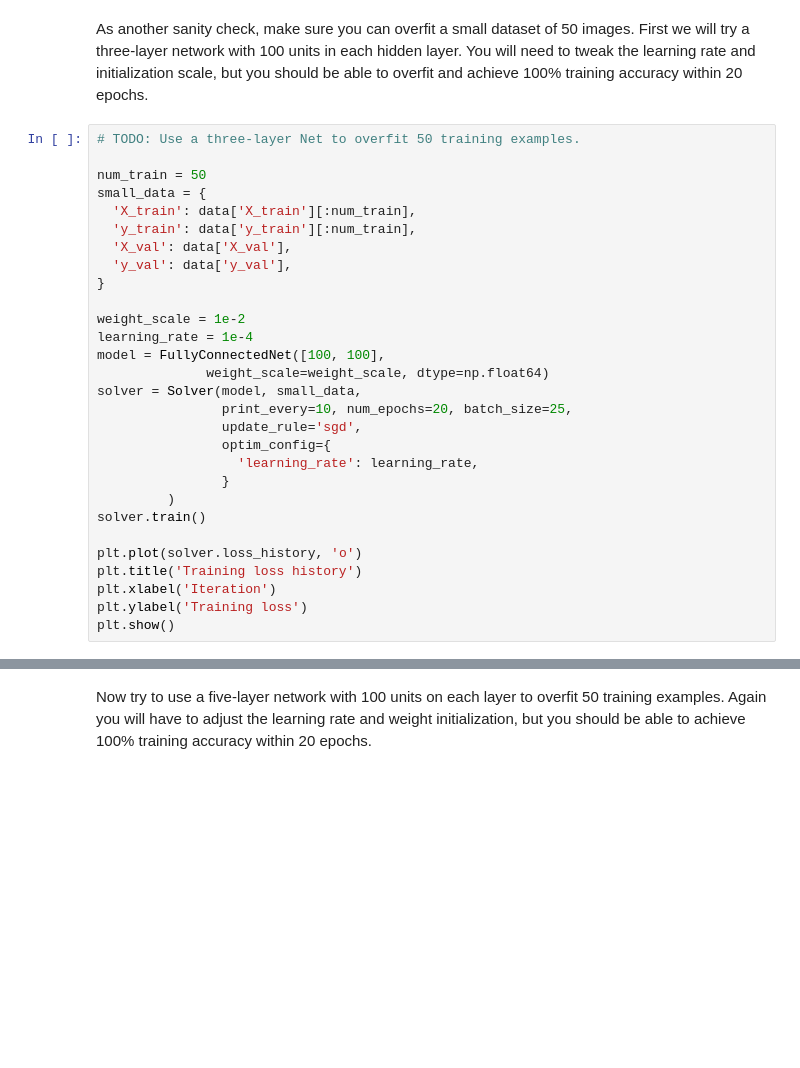
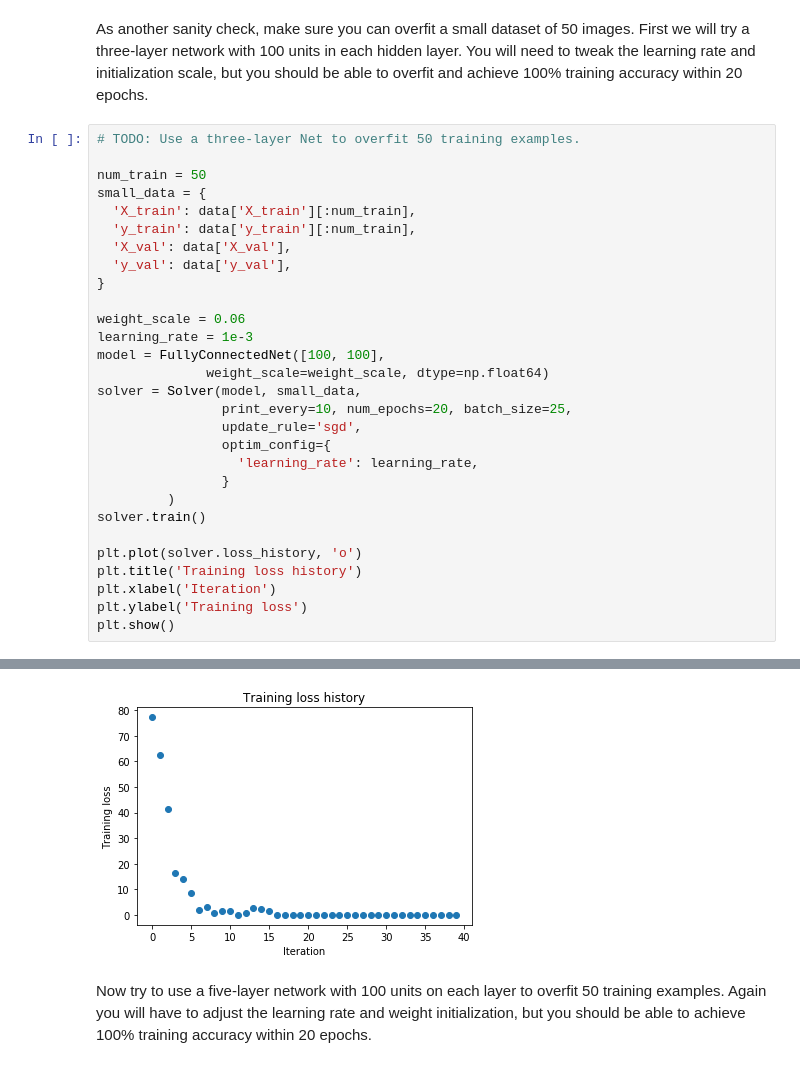
Before and after one commit to yurayli/stanford-cs231n, a Jupyter notebook: assignment2/FullyConnectedNets.ipynb, the cells around one changed output, grey strips where cells are left out. Drawn from its saved outputs; the diff is of its cells as text; blank space fills up the shorter version.

```diff
--- a/assignment2/FullyConnectedNets.ipynb
+++ b/assignment2/FullyConnectedNets.ipynb
@@ -335,8 +452,8 @@ small_data = {
   'y_val': data['y_val'],
 }
 
-weight_scale = 1e-2
-learning_rate = 1e-4
+weight_scale = 0.06
+learning_rate = 1e-3
 model = FullyConnectedNet([100, 100],
               weight_scale=weight_scale, dtype=np.float64)
 solver = Solver(model, small_data,
@@ -353,3 +470,4 @@ plt.title('Training loss history')
 plt.xlabel('Iteration')
 plt.ylabel('Training loss')
 plt.show()
+# %% [output]
@@ -356,3 +491,4 @@ plt.show()
+[figure, added]
 # %% [markdown]
 Now try to use a five-layer network with 100 units on each layer to overfit 50 training examples. Again you will have to adjust the learning rate and weight initialization, but you should be able to achieve 100% training accuracy within 20 epochs.
 # %%
```
Also changed, not shown: parts of 26 cells of this notebook, 6 other files.
